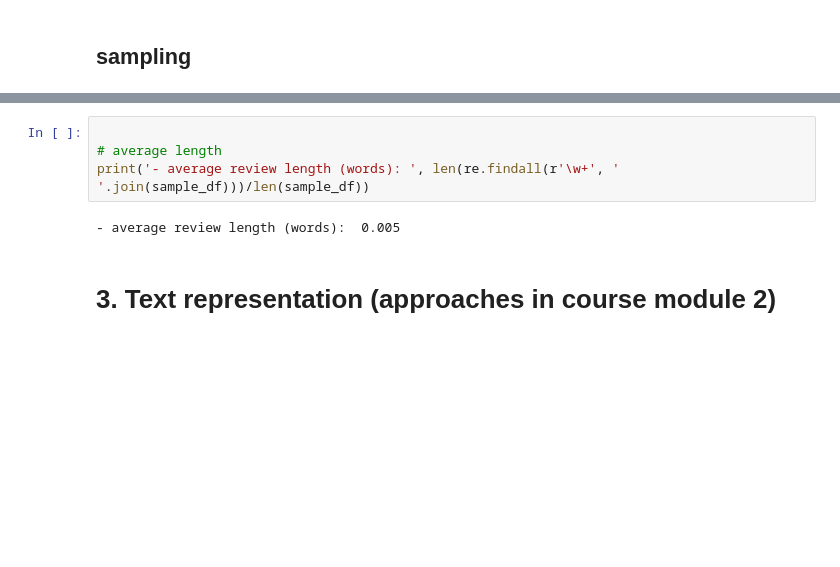
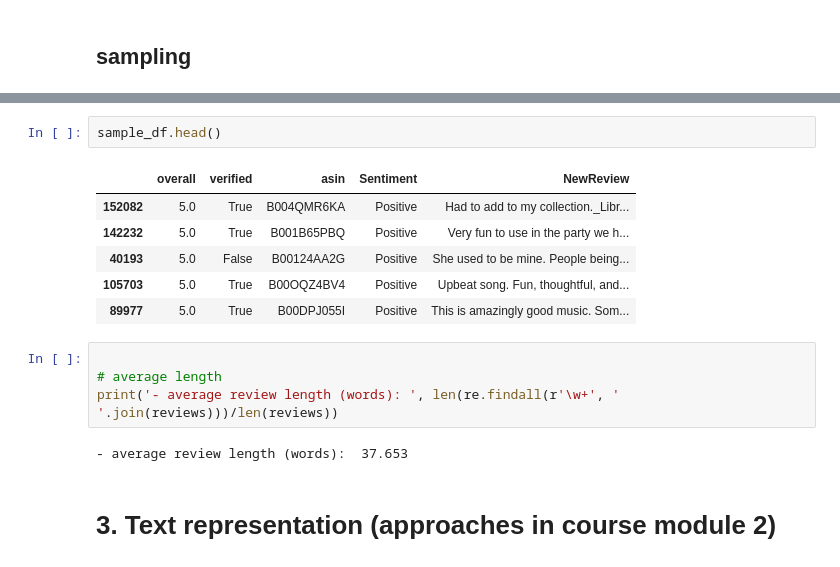
Before and after one commit to xenic1990/comp313-002-Team-2, a Jupyter notebook: Digital_Music.ipynb, the cells around one changed output, grey strips where cells are left out. Cells and saved outputs as stored; diff of their text form; blank space fills up the shorter version.

```diff
--- a/Digital_Music.ipynb
+++ b/Digital_Music.ipynb
@@ -312,12 +305,21 @@ Data columns (total 5 columns):
  4   NewReview  1000 non-null   object
 dtypes: bool(1), float64(1), object(3)
 memory usage: 40.0+ KB
+# %%
+sample_df.head()
+# %% [output]
+|  | overall | verified | asin | Sentiment | NewReview |
+| 152082 | 5.0 | True | B004QMR6KA | Positive | Had to add to my collection._Libr... |
+| 142232 | 5.0 | True | B001B65PBQ | Positive | Very fun to use in the party we h... |
+| 40193 | 5.0 | False | B00124AA2G | Positive | She used to be mine. People being... |
+| 105703 | 5.0 | True | B00OQZ4BV4 | Positive | Upbeat song. Fun, thoughtful, and... |
+| 89977 | 5.0 | True | B00DPJ055I | Positive | This is amazingly good music. Som... |
 # %%
 
 # average length
-print('- average review length (words): ', len(re.findall(r'\w+', ' '.join(sample_df)))/len(sample_df))
+print('- average review length (words): ', len(re.findall(r'\w+', ' '.join(reviews)))/len(reviews))
 # %% [output]
-- average review length (words):  0.005
+- average review length (words):  37.653
 # %% [markdown]
 # 3. Text representation (approaches in course module 2)
 # %% [markdown]
```
Also changed, not shown: parts of 29 cells of this notebook.
